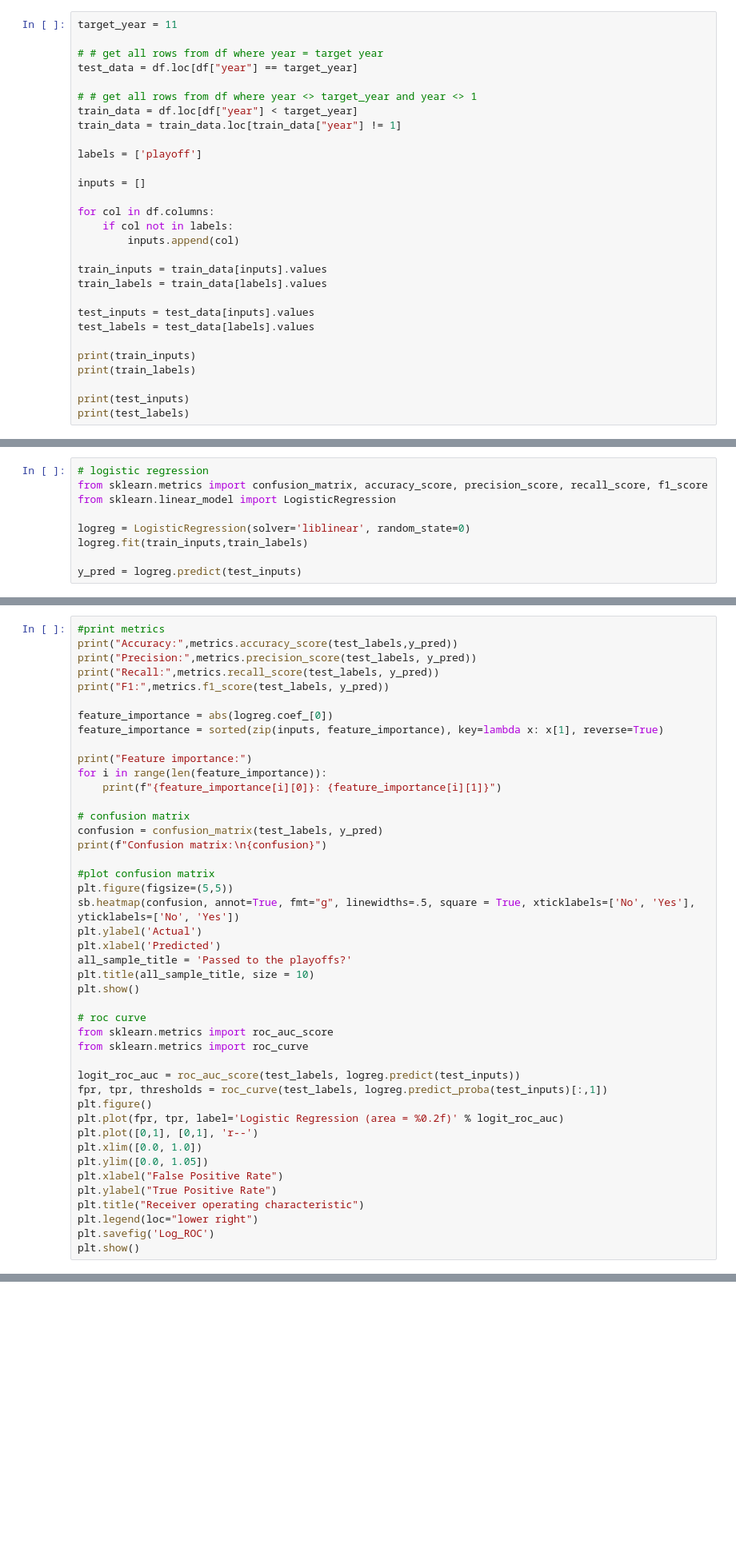
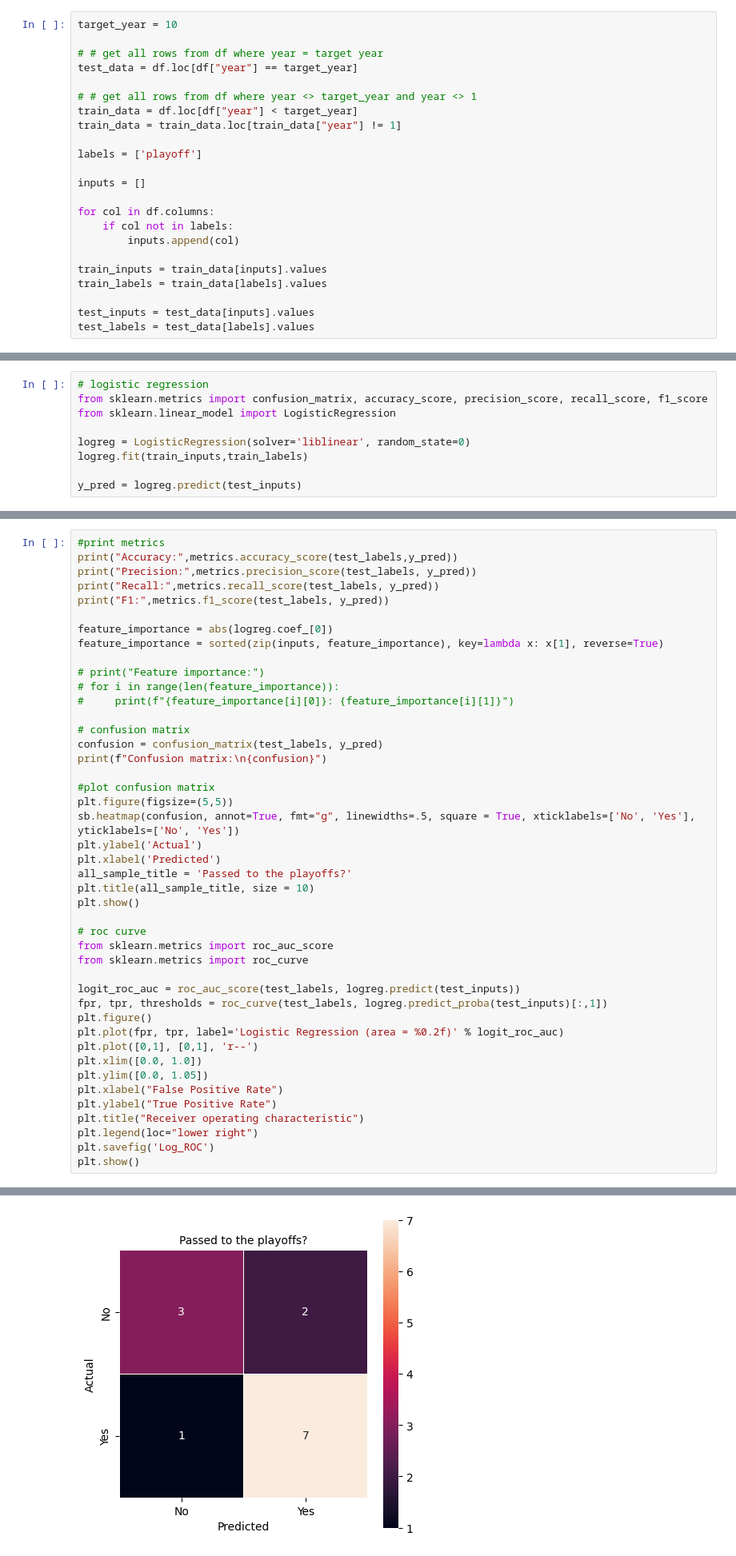
Before and after one commit to FranciscoMaldonado0/feup-ac, a Jupyter notebook: model.ipynb, the cells around one changed output, grey strips where cells are left out. Shown at 80% size. Cells and saved outputs as stored; diff of their text form; blank space fills up the shorter version.

```diff
--- a/model.ipynb
+++ b/model.ipynb
@@ -1291,7 +1297,7 @@ df= pd.get_dummies(df, columns=categorical_columns)
 # %% [markdown]
 To train the model we need to split the data into training and testing sets. According to the context the division that makes sense is by years.
 # %%
-target_year = 11
+target_year = 10
 
 # # get all rows from df where year = target year
 test_data = df.loc[df["year"] == target_year]
@@ -1313,12 +1319,6 @@ train_labels = train_data[labels].values
 
 test_inputs = test_data[inputs].values
 test_labels = test_data[labels].values
-
-print(train_inputs)
-print(train_labels)
-
-print(test_inputs)
-print(test_labels)
 # %% [markdown]
 Considering the features are in different scales it is a good practice to standardize it into a range from 0 to 1. This can be achieved using the MinMaxScaler.
 # %%
@@ -1366,9 +1366,9 @@ print("F1:",metrics.f1_score(test_labels, y_pred))
 feature_importance = abs(logreg.coef_[0])
 feature_importance = sorted(zip(inputs, feature_importance), key=lambda x: x[1], reverse=True)
 
-print("Feature importance:")
-for i in range(len(feature_importance)):
-    print(f"{feature_importance[i][0]}: {feature_importance[i][1]}")
+# print("Feature importance:")
+# for i in range(len(feature_importance)):
+#     print(f"{feature_importance[i][0]}: {feature_importance[i][1]}")
 
 # confusion matrix
 confusion = confusion_matrix(test_labels, y_pred)
@@ -1400,3 +1400,4 @@ plt.title("Receiver operating characteristic")
 plt.legend(loc="lower right")
 plt.savefig('Log_ROC')
 plt.show()
+# %% [output]
@@ -1402,0 +1411 @@ plt.show()
+[figure, added]
```
Also changed, not shown: parts of 15 cells of this notebook, 2 other files.
